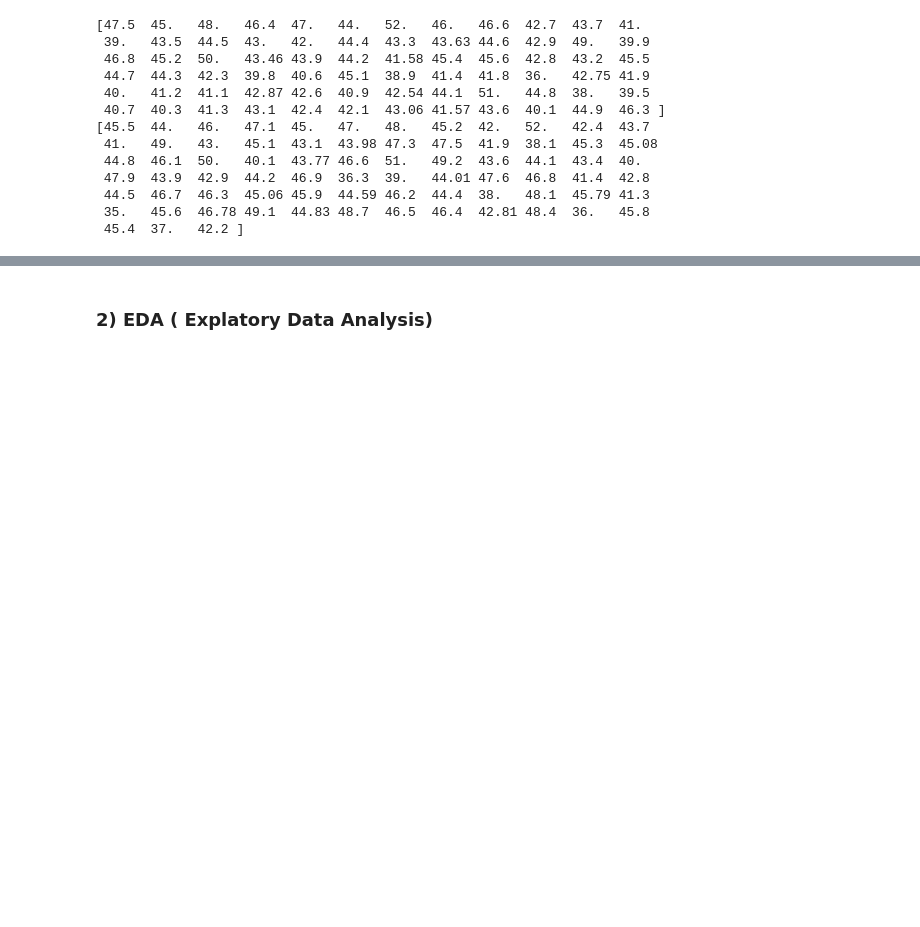
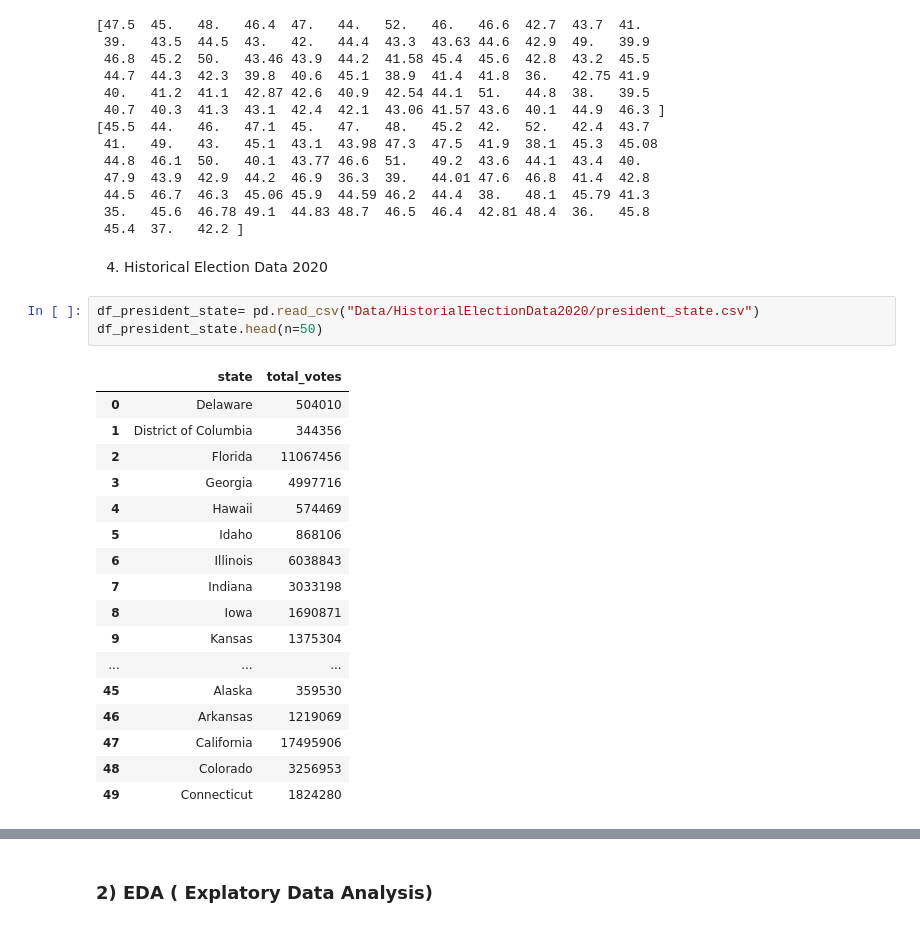
Before and after one commit to qusayqadir/PredictingUS-Election2024, a Jupyter notebook: ElectionData-EDA.ipynb, the cells around one changed output, grey strips where cells are left out. Saved outputs shown, nothing was run; the diff lists cells and outputs as text; blank space fills up the shorter version.

```diff
--- a/ElectionData-EDA.ipynb
+++ b/ElectionData-EDA.ipynb
@@ -257,3 +258,26 @@ print(df_polling['rep'].unique())
  44.5  46.7  46.3  45.06 45.9  44.59 46.2  44.4  38.   48.1  45.79 41.3
  35.   45.6  46.78 49.1  44.83 48.7  46.5  46.4  42.81 48.4  36.   45.8
  45.4  37.   42.2 ]
+# %% [markdown]
+4. Historical Election Data 2020
+# %%
+df_president_state= pd.read_csv("Data/HistorialElectionData2020/president_state.csv")
+df_president_state.head(n=50)
+# %% [output]
+|  | state | total_votes |
+| 0 | Delaware | 504010 |
+| 1 | District of Columbia | 344356 |
+| 2 | Florida | 11067456 |
+| 3 | Georgia | 4997716 |
+| 4 | Hawaii | 574469 |
+| 5 | Idaho | 868106 |
+| 6 | Illinois | 6038843 |
+| 7 | Indiana | 3033198 |
+| 8 | Iowa | 1690871 |
+| 9 | Kansas | 1375304 |
+| ... | ... | ... |
+| 45 | Alaska | 359530 |
+| 46 | Arkansas | 1219069 |
+| 47 | California | 17495906 |
+| 48 | Colorado | 3256953 |
+| 49 | Connecticut | 1824280 |
```
Also changed, not shown: parts of 4 cells of this notebook.
